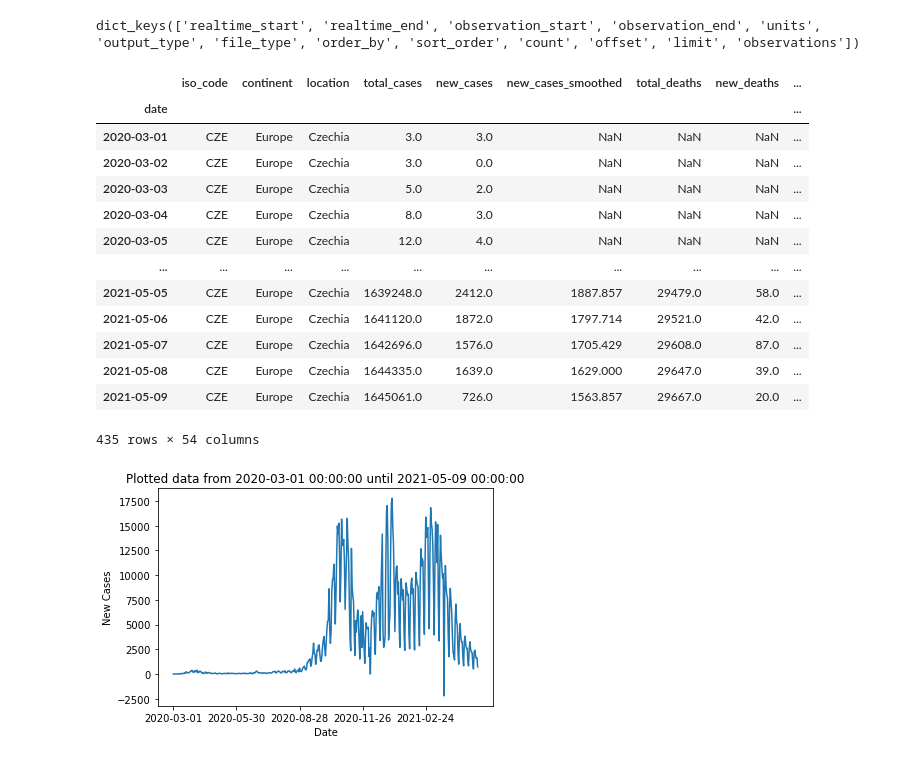
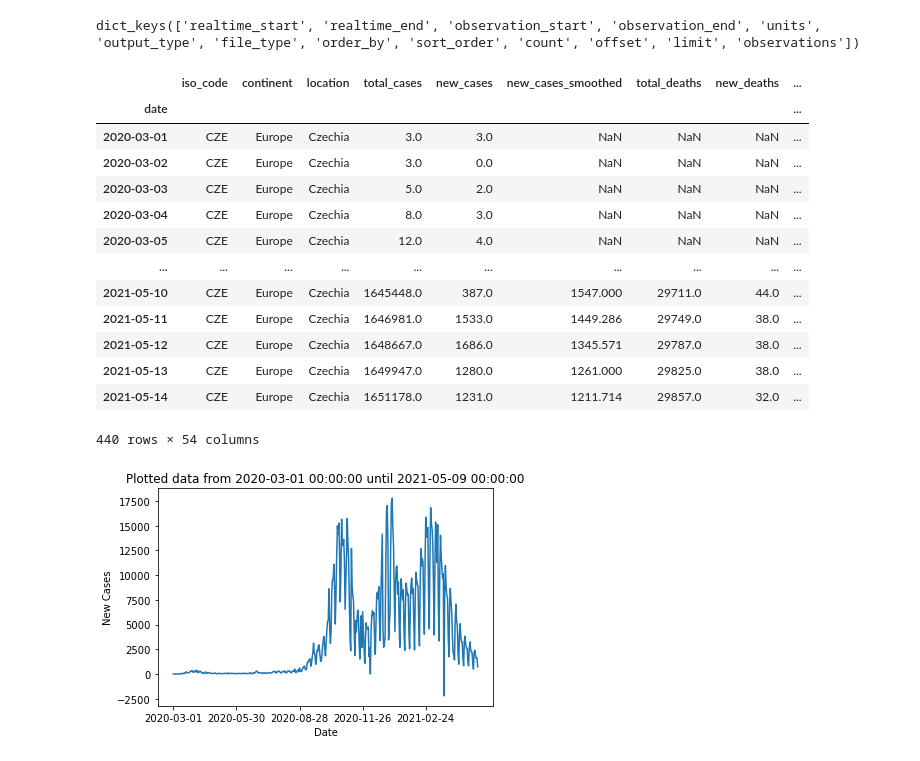
Before and after one commit to paschube/Final-Project, a Jupyter notebook: Untitled.ipynb, the cells around one changed output. Drawn from its saved outputs; the diff is of its cells as text; code cells hidden in the pictures.

Commit message:
Covid Data downloaded within code.

```diff
--- a/Untitled.ipynb
+++ b/Untitled.ipynb
@@ -6,6 +6,9 @@
 #link structure API: https://api.stlouisfed.org/fred/series?series_id=GNPCA&api_key=abcdefghijklmnopqrstuvwxyz123456&file_type=json
 key = '290c57887172f5dd570f2f3e19b006dd'
 series_ID = 'CCUSMA02CZM618N'
+
+#COVID-Data
+covid_url = 'https://covid.ourworldindata.org/data/owid-covid-data.csv'
 # %%
 #import packages
 import requests
@@ -41,26 +44,26 @@ df = df.loc['2020-02-01':,:]
 df['value'] = df['value'].astype(float)
 # %%
 #read COVID CSV, cut data on Czech Republic, drop empty columns and rows, convert index to datetime
-covid_df = pd.read_csv('21_05_10_owid-covid-data.csv').set_index('date')
+covid_df = pd.read_csv(covid_url).set_index('date')
 covid_df = covid_df.where(covid_df['location'] == 'Czechia').dropna(how='all')
 covid_df = covid_df.dropna(axis=1, how='all')
 covid_df.index = pd.to_datetime(covid_df.index)
 covid_df
 # %% [output]
 |  | iso_code | continent | location | total_cases | new_cases | new_cases_smoothed | total_deaths | new_deaths | ... |
 | date |  |  |  |  |  |  |  |  | ... |
 | 2020-03-01 | CZE | Europe | Czechia | 3.0 | 3.0 | NaN | NaN | NaN | ... |
 | 2020-03-02 | CZE | Europe | Czechia | 3.0 | 0.0 | NaN | NaN | NaN | ... |
 | 2020-03-03 | CZE | Europe | Czechia | 5.0 | 2.0 | NaN | NaN | NaN | ... |
 | 2020-03-04 | CZE | Europe | Czechia | 8.0 | 3.0 | NaN | NaN | NaN | ... |
 | 2020-03-05 | CZE | Europe | Czechia | 12.0 | 4.0 | NaN | NaN | NaN | ... |
 | ... | ... | ... | ... | ... | ... | ... | ... | ... | ... |
-| 2021-05-05 | CZE | Europe | Czechia | 1639248.0 | 2412.0 | 1887.857 | 29479.0 | 58.0 | ... |
-| 2021-05-06 | CZE | Europe | Czechia | 1641120.0 | 1872.0 | 1797.714 | 29521.0 | 42.0 | ... |
-| 2021-05-07 | CZE | Europe | Czechia | 1642696.0 | 1576.0 | 1705.429 | 29608.0 | 87.0 | ... |
-| 2021-05-08 | CZE | Europe | Czechia | 1644335.0 | 1639.0 | 1629.000 | 29647.0 | 39.0 | ... |
-| 2021-05-09 | CZE | Europe | Czechia | 1645061.0 | 726.0 | 1563.857 | 29667.0 | 20.0 | ... |
+| 2021-05-10 | CZE | Europe | Czechia | 1645448.0 | 387.0 | 1547.000 | 29711.0 | 44.0 | ... |
+| 2021-05-11 | CZE | Europe | Czechia | 1646981.0 | 1533.0 | 1449.286 | 29749.0 | 38.0 | ... |
+| 2021-05-12 | CZE | Europe | Czechia | 1648667.0 | 1686.0 | 1345.571 | 29787.0 | 38.0 | ... |
+| 2021-05-13 | CZE | Europe | Czechia | 1649947.0 | 1280.0 | 1261.000 | 29825.0 | 38.0 | ... |
+| 2021-05-14 | CZE | Europe | Czechia | 1651178.0 | 1231.0 | 1211.714 | 29857.0 | 32.0 | ... |
-435 rows × 54 columns
+440 rows × 54 columns
 # %%
 #functions to plot data
 #get x axes
```
Also changed, not shown: parts of 1 cell of this notebook.
